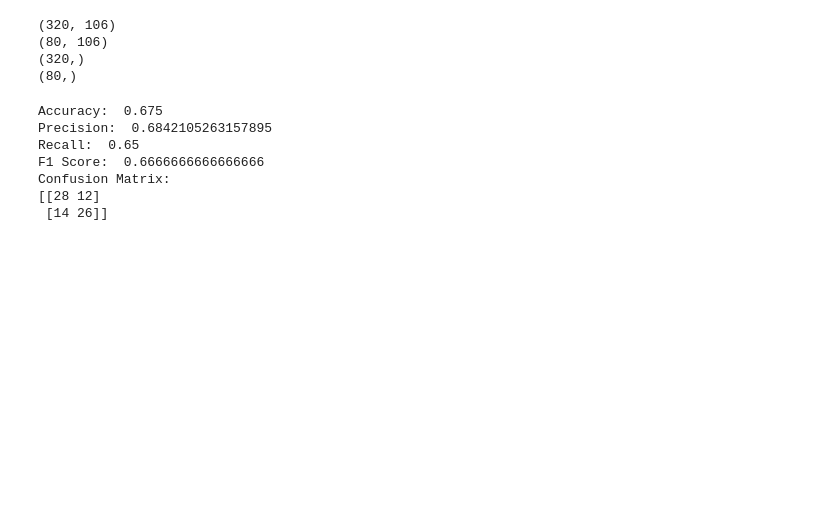
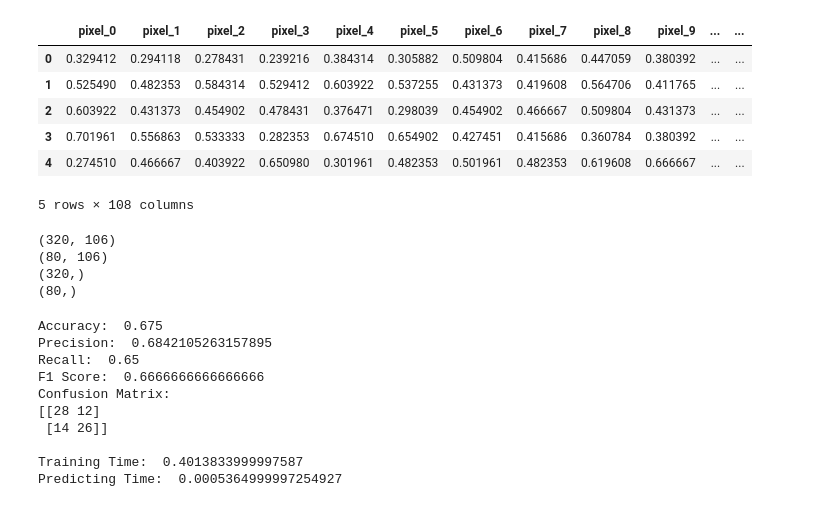
Before and after one commit to Khushal0911/202618005_KhushalBafna_DS605, a Jupyter notebook: 202618005_Lab_6/code.ipynb, the cells around one changed output. Saved outputs shown, nothing was run; the diff lists cells and outputs as text; code cells hidden in the pictures; blank space fills up the shorter version.

```diff
--- a/202618005_Lab_6/code.ipynb
+++ b/202618005_Lab_6/code.ipynb
@@ -103,5 +0,0 @@ plt.show()
-# %%
-edge_count = np.sum(edges > 0)
-print("Edge Count: ", edge_count)
-edge_density = np.mean(edges > 0)
-print("Edge Density: ", edge_density)
@@ -111,14 +0,0 @@ Edge Density:  0.2012615593112245
-# %%
-features = np.concatenate([
-    vector,
-    [
-        mean_brightness,
-        contrast,
-        dark_ratio,
-        bright_ratio,
-        edge_count,
-        edge_density
-    ]
-])
-
-print(features.shape)
@@ -168,6 +45,3 @@ def extract_features(image_path):
     ])
 
     return features
-# %%
-features = extract_features(image_path)
-print(features.shape)
@@ -215,3 +187,32 @@ y: (400,)
+# %%
+feature_names = []
+
+# 100 pixel features
+for i in range(100):
+    feature_names.append(f"pixel_{i}")
+
+feature_names += [
+    "mean_brightness",
+    "contrast",
+    "dark_ratio",
+    "bright_ratio",
+    "edge_count",
+    "edge_density"
+]
+
+feature_df = pd.DataFrame(X, columns=feature_names)
+
+feature_df["label"] = y
+feature_df["image_name"] = image_names
+feature_df.head()
+# %% [output]
+|  | pixel_0 | pixel_1 | pixel_2 | pixel_3 | pixel_4 | pixel_5 | pixel_6 | pixel_7 | pixel_8 | pixel_9 | ... | ... |
+| 0 | 0.329412 | 0.294118 | 0.278431 | 0.239216 | 0.384314 | 0.305882 | 0.509804 | 0.415686 | 0.447059 | 0.380392 | ... | ... |
+| 1 | 0.525490 | 0.482353 | 0.584314 | 0.529412 | 0.603922 | 0.537255 | 0.431373 | 0.419608 | 0.564706 | 0.411765 | ... | ... |
+| 2 | 0.603922 | 0.431373 | 0.454902 | 0.478431 | 0.376471 | 0.298039 | 0.454902 | 0.466667 | 0.509804 | 0.431373 | ... | ... |
+| 3 | 0.701961 | 0.556863 | 0.533333 | 0.282353 | 0.674510 | 0.654902 | 0.427451 | 0.415686 | 0.360784 | 0.380392 | ... | ... |
+| 4 | 0.274510 | 0.466667 | 0.403922 | 0.650980 | 0.301961 | 0.482353 | 0.501961 | 0.482353 | 0.619608 | 0.666667 | ... | ... |
+5 rows × 108 columns
 # %%
 from sklearn.model_selection import train_test_split
 
@@ -229,9 +230,15 @@ print(y_test.shape)
 # %%
 from sklearn.linear_model import LogisticRegression
 from sklearn.metrics import accuracy_score, precision_score, recall_score, f1_score, confusion_matrix
+import time
 model = LogisticRegression(max_iter=1000)
+start = time.perf_counter()
 model.fit(X_train, y_train)
+train_time = time.perf_counter() - start
+
+start = time.perf_counter()
 y_pred = model.predict(X_test)
+prediction_time = time.perf_counter() - start
 
 print("Accuracy: ", accuracy_score(y_test, y_pred))
 print("Precision: ", precision_score(y_test, y_pred))
@@ -239,6 +246,9 @@ print("Recall: ", recall_score(y_test, y_pred))
 print("F1 Score: ", f1_score(y_test, y_pred))
 print("Confusion Matrix: ")
 print(confusion_matrix(y_test, y_pred))
+
+print("\nTraining Time: ", train_time)
+print("Predicting Time: ", prediction_time)
 # %% [output]
 Accuracy:  0.675
 Precision:  0.6842105263157895
@@ -247,3 +257,6 @@ F1 Score:  0.6666666666666666
 Confusion Matrix:
 [[28 12]
  [14 26]]
+
+Training Time:  0.4013833999997587
+Predicting Time:  0.0005364999997254927
```
Also changed, not shown: parts of 19 cells of this notebook.
